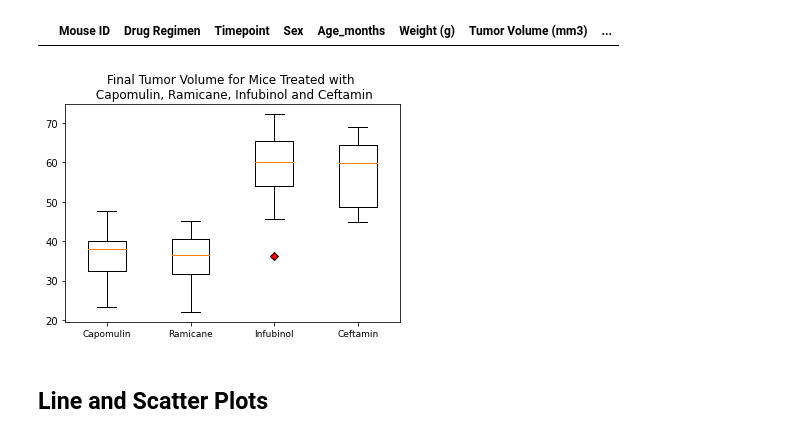
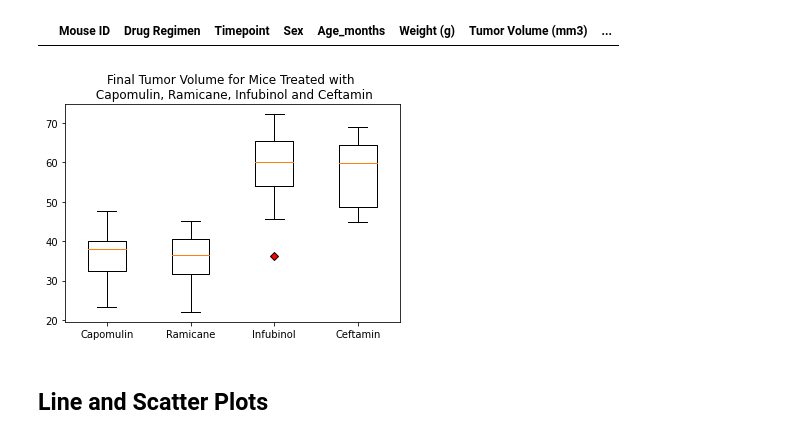
Before and after one commit to SommerKim/drug-study-visualization, a Jupyter notebook: Pymaceuticals/pymaceuticals_starter.ipynb, the cells around one changed output. Cells and saved outputs as stored; diff of their text form; code cells hidden in the pictures.

```diff
--- a/Pymaceuticals/pymaceuticals_starter.ipynb
+++ b/Pymaceuticals/pymaceuticals_starter.ipynb
@@ -295,15 +298,15 @@ Lower bound is 3.0739668737499812
 # %%
 # Generate a box plot of the final tumor volume of each mouse across four regimens of interest
 # using Matplotlib
 red_diamond = dict(markerfacecolor='r', marker='D')
 fig1, ax1 = plt.subplots()
 ax1.set_title('Final Tumor Volume for Mice Treated with \n Capomulin, Ramicane, Infubinol and Ceftamin')
-ax1.set_xticklabels(["Capomulin", "Ramicane", "Infubinol", "Ceftamin"], fontsize=9)
+ax1.set_xticklabels(["Capomulin", "Ramicane", "Infubinol", "Ceftamin"], fontsize=10)
 ax1.boxplot([capo_tumor_vol_data, ram_tumor_vol_data, inf_tumor_vol_data, cef_tumor_vol_data], flierprops = red_diamond)
 
 plt.show()
 # %% [output]
-[figure, old version]
+[figure, new version]
 # %% [markdown]
 ## Line and Scatter Plots
 # %%
```
Also changed, not shown: parts of 6 cells of this notebook.
